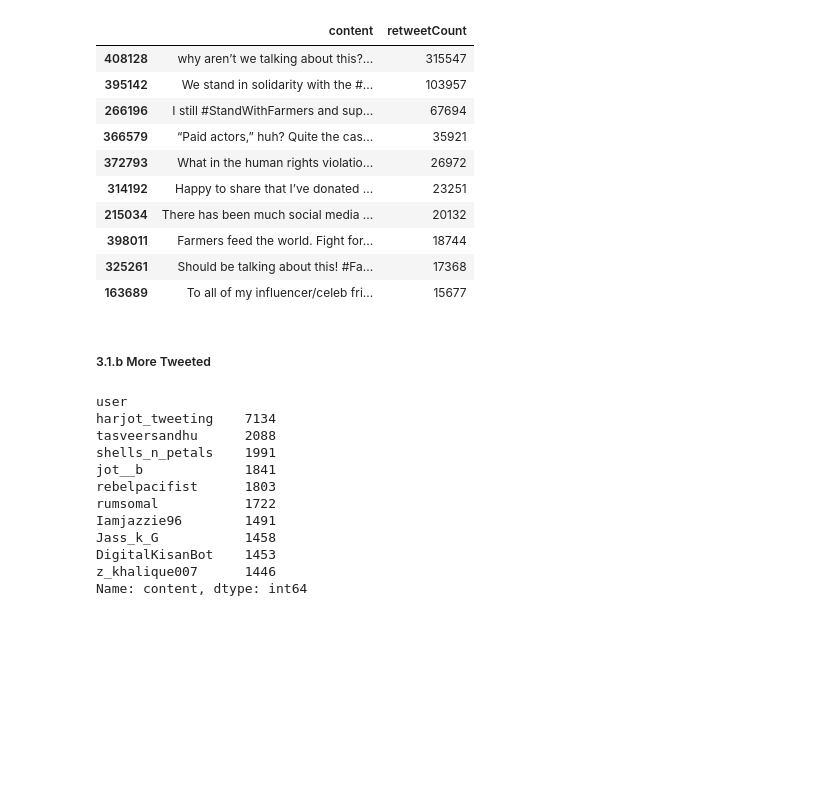
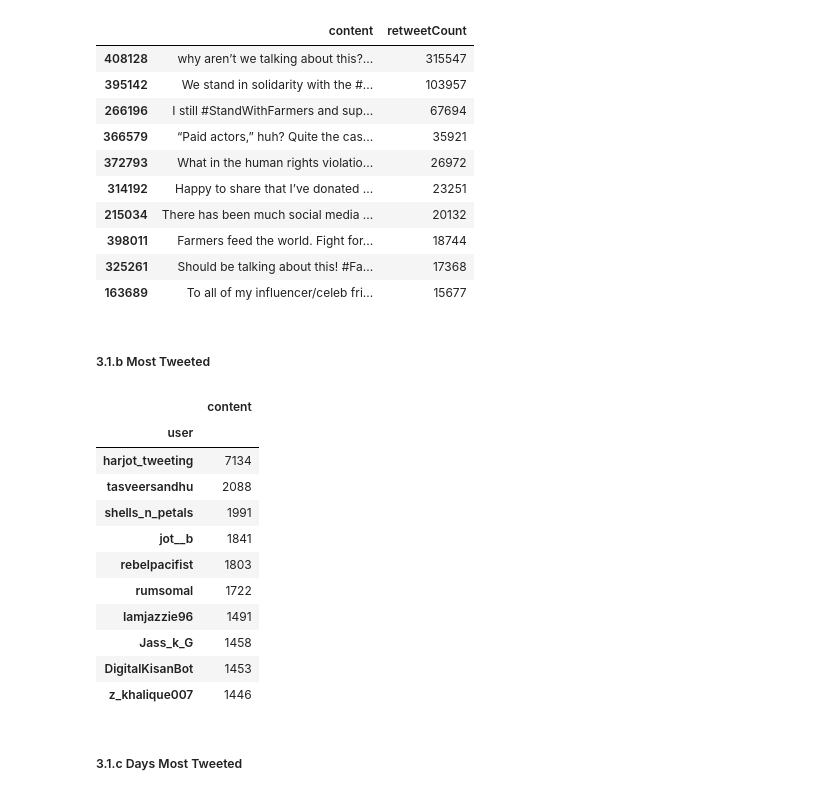
Before and after one commit to agustin-rios/lector-obj-tweets, a Jupyter notebook: src/book.ipynb, the cells around one changed output. Drawn from its saved outputs; the diff is of its cells as text; code cells hidden in the pictures; blank space fills up the shorter version.

```diff
--- a/src/book.ipynb
+++ b/src/book.ipynb
@@ -99,22 +125,24 @@ topTen(moreReTweeted, Tweets)[['content', 'retweetCount']]
 | 325261 | Should be talking about this! #Fa... | 17368 |
 | 163689 | To all of my influencer/celeb fri... | 15677 |
 # %% [markdown]
-##### 3.1.b More Tweeted
+##### 3.1.b Most Tweeted
 # %%
 def countTweetsPerUser(df):
     return df.groupby('user').count().sort_values(by='content',ascending=False)
 # %%
-topTen(countTweetsPerUser,Tweets)['content']
+topTen(countTweetsPerUser,Tweets)[['content']]
 # %% [output]
-user
-harjot_tweeting    7134
-tasveersandhu      2088
-shells_n_petals    1991
-jot__b             1841
-rebelpacifist      1803
-rumsomal           1722
-Iamjazzie96        1491
-Jass_k_G           1458
-DigitalKisanBot    1453
-z_khalique007      1446
-Name: content, dtype: int64
+|  | content |
+| user |  |
+| harjot_tweeting | 7134 |
+| tasveersandhu | 2088 |
+| shells_n_petals | 1991 |
+| jot__b | 1841 |
+| rebelpacifist | 1803 |
+| rumsomal | 1722 |
+| Iamjazzie96 | 1491 |
+| Jass_k_G | 1458 |
+| DigitalKisanBot | 1453 |
+| z_khalique007 | 1446 |
+# %% [markdown]
+##### 3.1.c Days Most Tweeted
```
Also changed, not shown: parts of 9 cells of this notebook.
